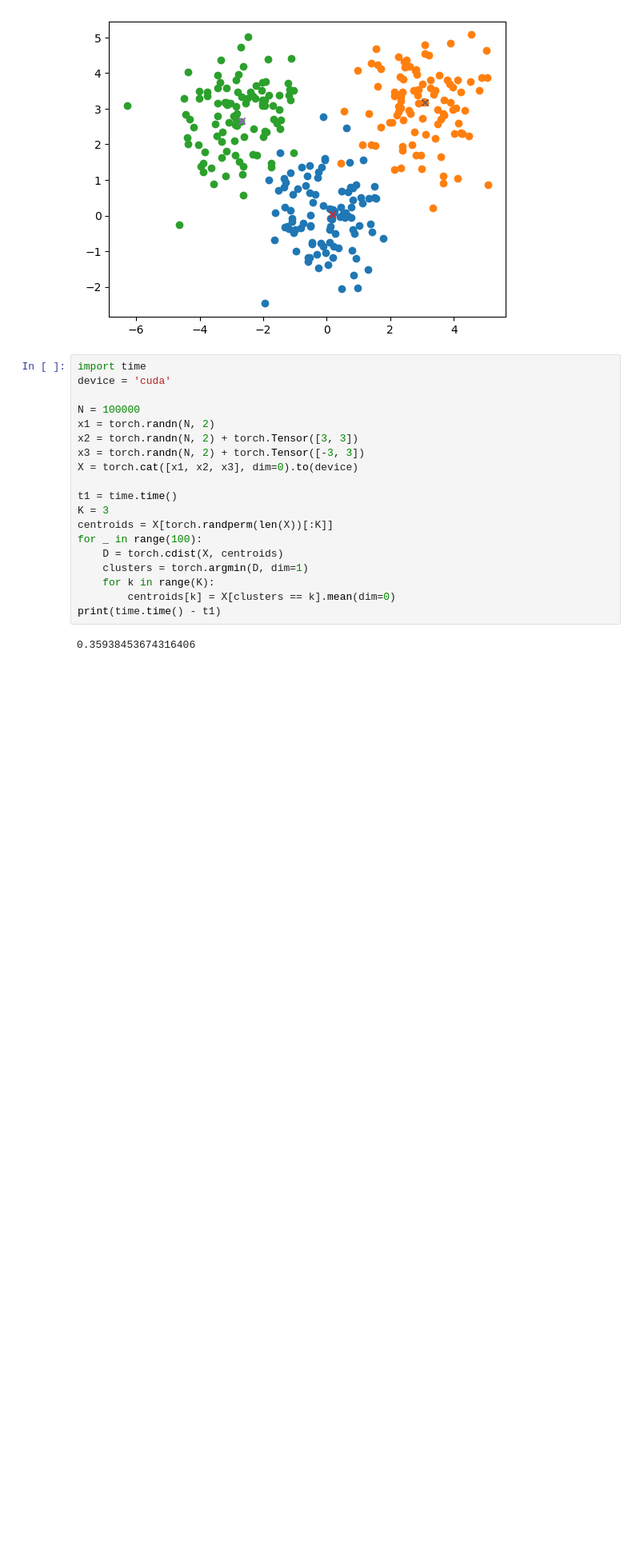
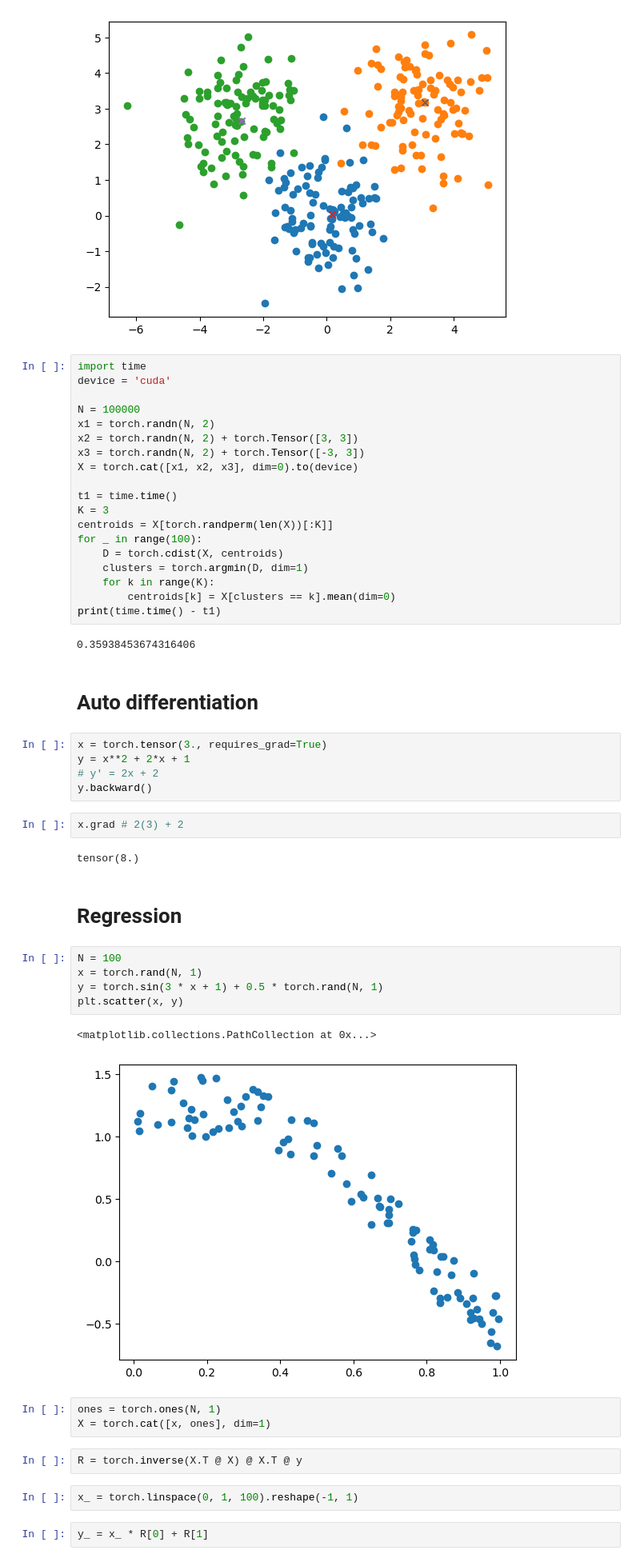
Before and after one commit to jukkraputp/pim-ml, a Jupyter notebook: pytorch.ipynb, the cells around one changed output. Shown at 80% size. Cells and saved outputs as stored; diff of their text form; blank space fills up the shorter version.

```diff
--- a/pytorch.ipynb
+++ b/pytorch.ipynb
@@ -82,3 +82,33 @@ for _ in range(100):
 print(time.time() - t1)
 # %% [output]
 0.35938453674316406
+# %% [markdown]
+# Auto differentiation
+# %%
+x = torch.tensor(3., requires_grad=True)
+y = x**2 + 2*x + 1
+# y' = 2x + 2
+y.backward()
+# %%
+x.grad # 2(3) + 2
+# %% [output]
+tensor(8.)
+# %% [markdown]
+# Regression
+# %%
+N = 100
+x = torch.rand(N, 1)
+y = torch.sin(3 * x + 1) + 0.5 * torch.rand(N, 1)
+plt.scatter(x, y)
+# %% [output]
+<matplotlib.collections.PathCollection at 0x...>
+[figure, added]
+# %%
+ones = torch.ones(N, 1)
+X = torch.cat([x, ones], dim=1)
+# %%
+R = torch.inverse(X.T @ X) @ X.T @ y
+# %%
+x_ = torch.linspace(0, 1, 100).reshape(-1, 1)
+# %%
+y_ = x_ * R[0] + R[1]
```
Also changed, not shown: parts of 7 cells of this notebook.
